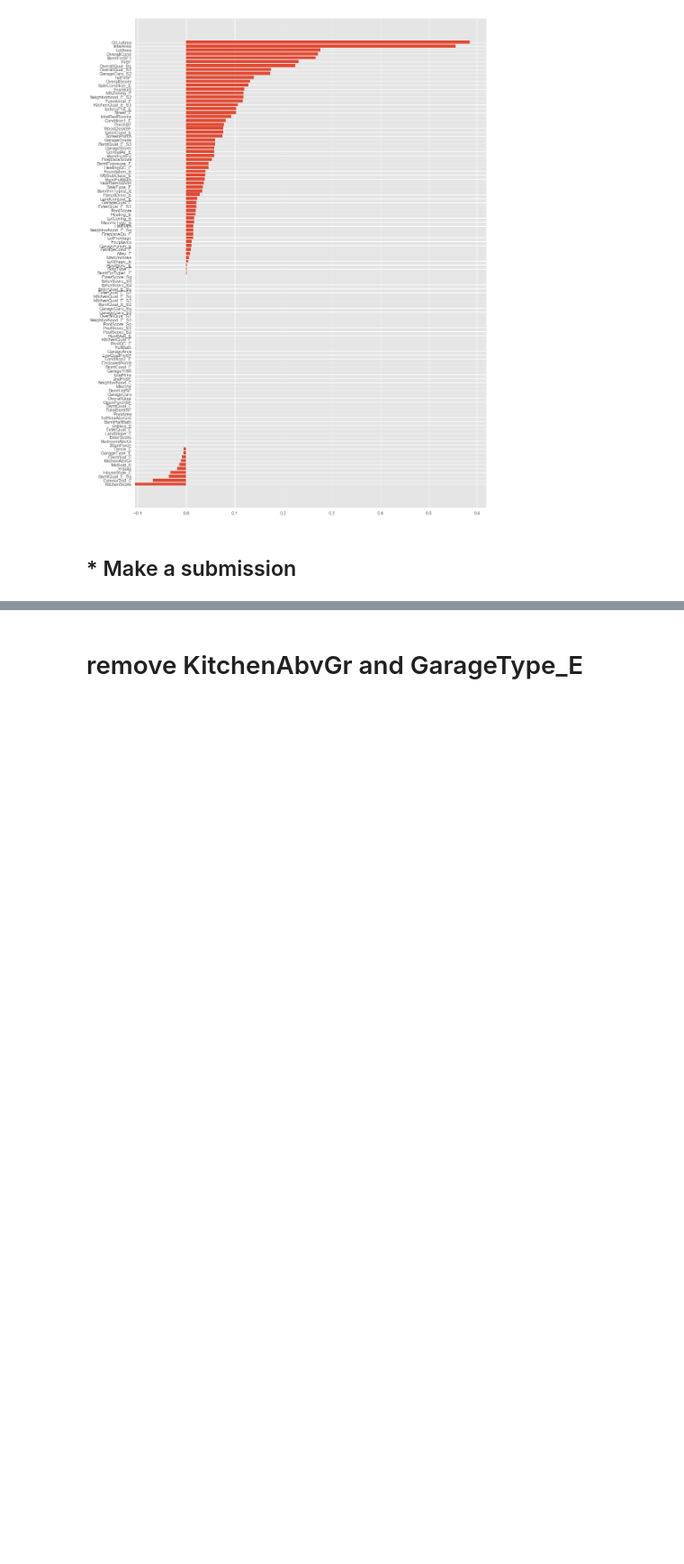
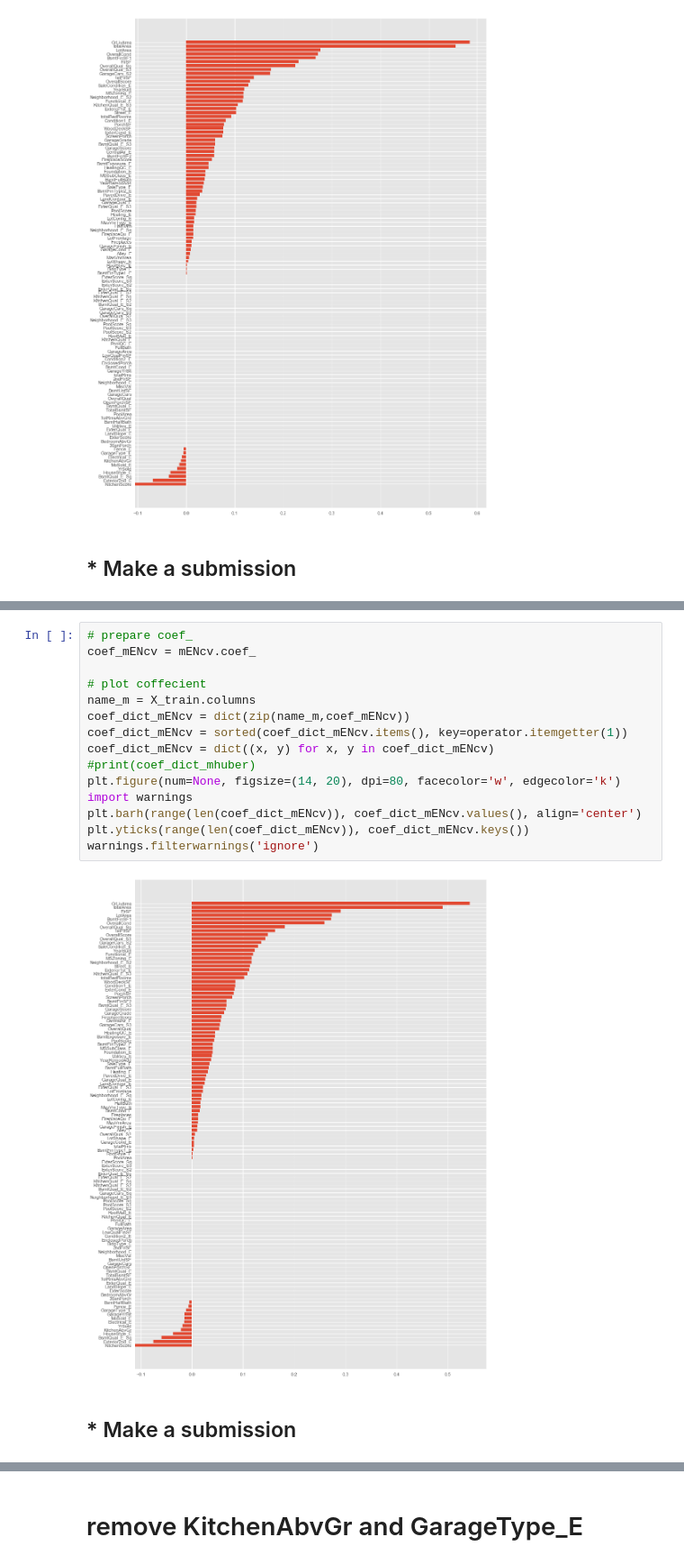
Before and after one commit to dolremi/Housing_Price, a Jupyter notebook: notebook/Linear model NoSelection.ipynb, the cells around one changed output, grey strips where cells are left out. Shown at 90% size. Drawn from its saved outputs; the diff is of its cells as text; blank space fills up the shorter version.

```diff
--- a/notebook/Linear model NoSelection.ipynb
+++ b/notebook/Linear model NoSelection.ipynb
@@ -192,0 +246,19 @@ solution.to_csv("../data/submission/test-3-20-lassocv.csv", index = False)
+# %%
+# prepare coef_
+coef_mENcv = mENcv.coef_
+
+# plot coffecient
+name_m = X_train.columns
+coef_dict_mENcv = dict(zip(name_m,coef_mENcv))
+coef_dict_mENcv = sorted(coef_dict_mENcv.items(), key=operator.itemgetter(1))
+coef_dict_mENcv = dict((x, y) for x, y in coef_dict_mENcv)
+#print(coef_dict_mhuber)
+plt.figure(num=None, figsize=(14, 20), dpi=80, facecolor='w', edgecolor='k')
+import warnings
+plt.barh(range(len(coef_dict_mENcv)), coef_dict_mENcv.values(), align='center')
+plt.yticks(range(len(coef_dict_mENcv)), coef_dict_mENcv.keys())
+warnings.filterwarnings('ignore')
+# %% [output]
+[figure, added]
+# %% [markdown]
+## * Make a submission
```
Also changed, not shown: parts of 23 cells of this notebook, 1 other file.
